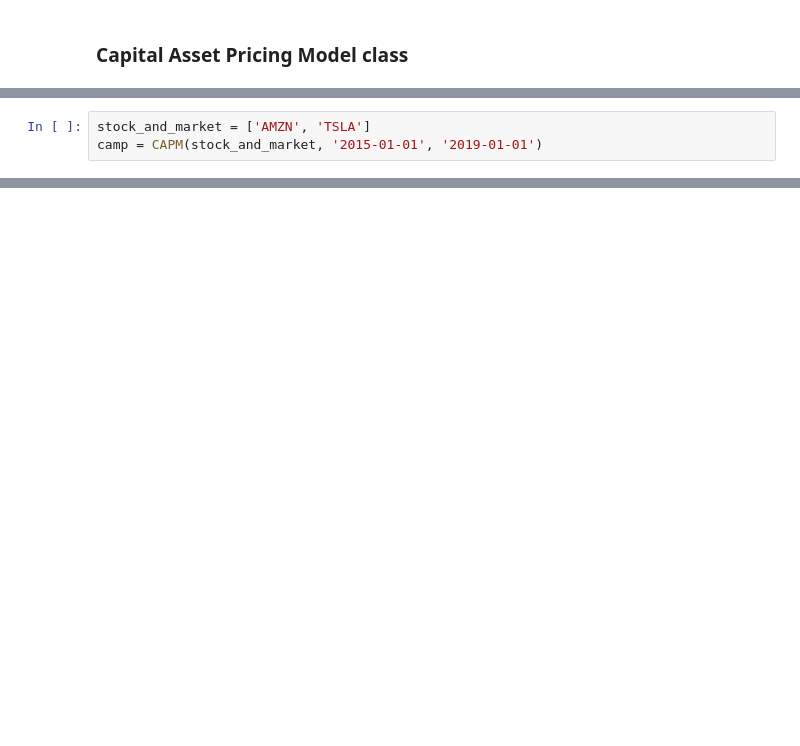
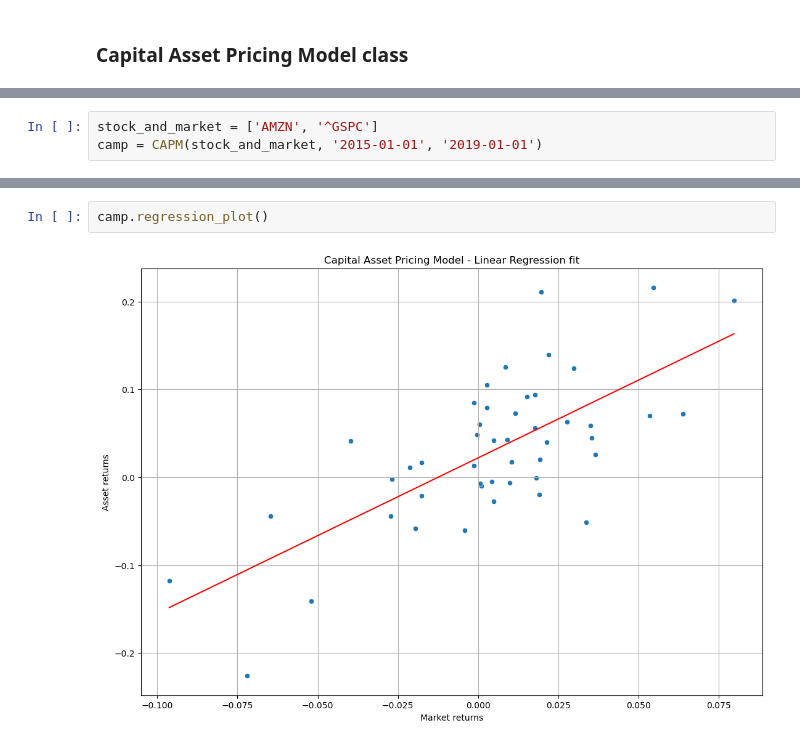
Before and after one commit to phopkinson1/portfolio, a Jupyter notebook: financial_modelling/Capital Asset Pricing Model.ipynb, the cells around one changed output, grey strips where cells are left out. Cells and saved outputs as stored; diff of their text form; blank space fills up the shorter version.

```diff
--- a/financial_modelling/Capital Asset Pricing Model.ipynb
+++ b/financial_modelling/Capital Asset Pricing Model.ipynb
@@ -129,3 +195,3 @@ class CAPM():
 # %%
-stock_and_market = ['AMZN', 'TSLA']
+stock_and_market = ['AMZN', '^GSPC']
 camp = CAPM(stock_and_market, '2015-01-01', '2019-01-01')
@@ -165,0 +227,4 @@ Compared to Market:  Below average volatility
+# %%
+camp.regression_plot()
+# %% [output]
+[figure, added]
```
Also changed, not shown: parts of 8 cells of this notebook.
